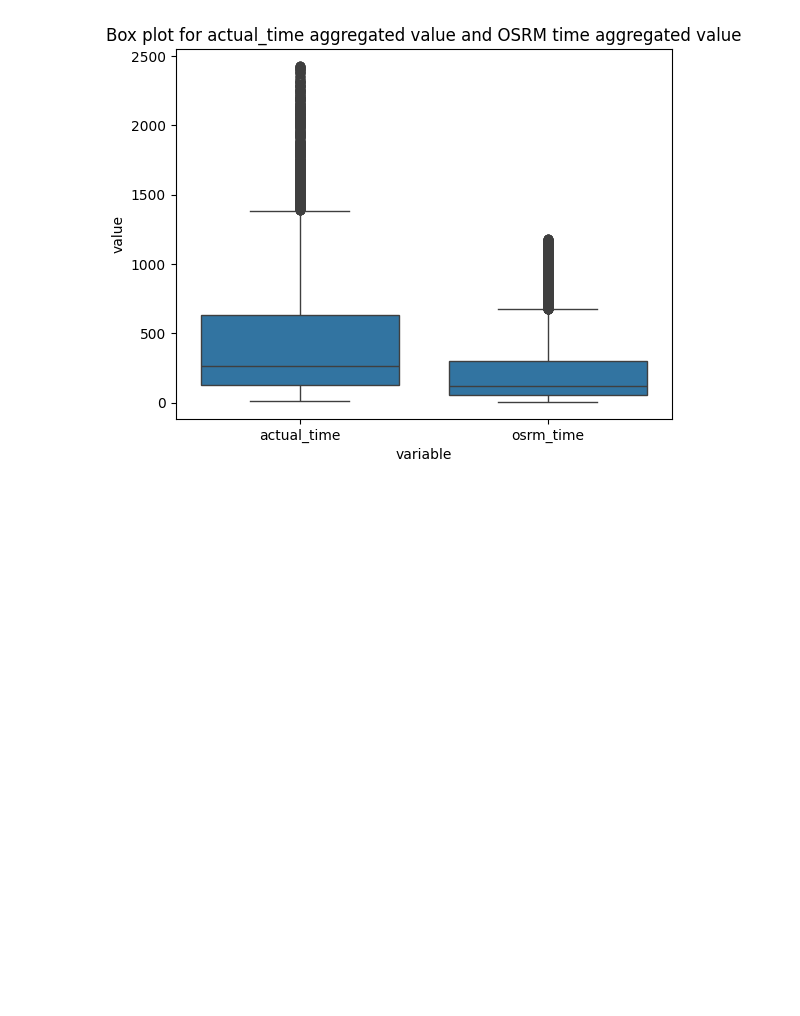
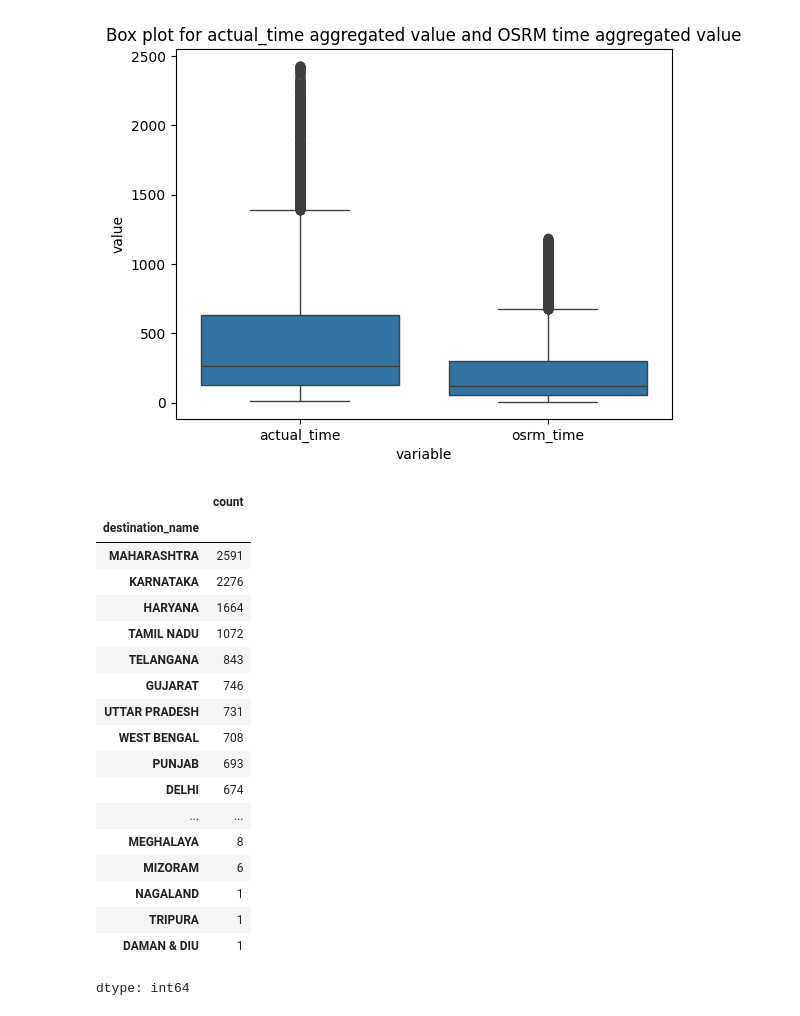
Before and after one commit to akshayabhale1406/SCLR_Delhivery_FE, a Jupyter notebook: Delhivery_FE.ipynb, the cells around one changed output. Saved outputs shown, nothing was run; the diff lists cells and outputs as text; code cells hidden in the pictures; blank space fills up the shorter version.

```diff
--- a/Delhivery_FE.ipynb
+++ b/Delhivery_FE.ipynb
@@ -585,3 +585,25 @@ plt.title("Box plot for actual_time aggregated value and OSRM time aggregated va
 plt.show()
 # %% [output]
 [figure]
+# %%
+df_combined_times['destination_name'].value_counts()
+# %% [output]
+|  | count |
+| destination_name |  |
+| MAHARASHTRA | 2591 |
+| KARNATAKA | 2276 |
+| HARYANA | 1664 |
+| TAMIL NADU | 1072 |
+| TELANGANA | 843 |
+| GUJARAT | 746 |
+| UTTAR PRADESH | 731 |
+| WEST BENGAL | 708 |
+| PUNJAB | 693 |
+| DELHI | 674 |
+| ... | ... |
+| MEGHALAYA | 8 |
+| MIZORAM | 6 |
+| NAGALAND | 1 |
+| TRIPURA | 1 |
+| DAMAN & DIU | 1 |
+dtype: int64
```
Also changed, not shown: parts of 18 cells of this notebook.
